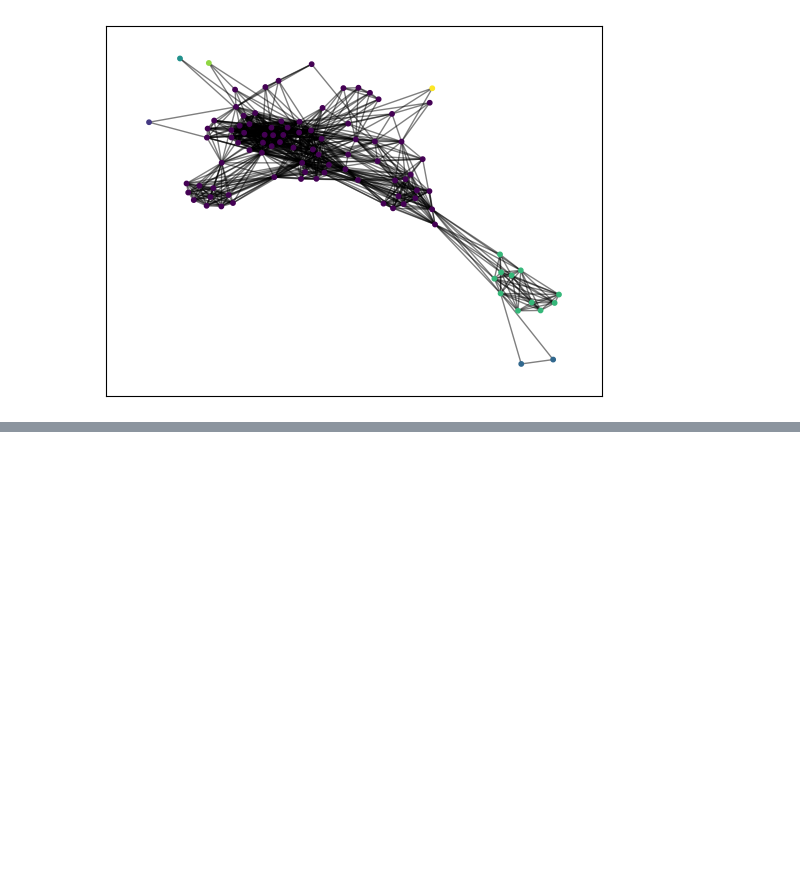
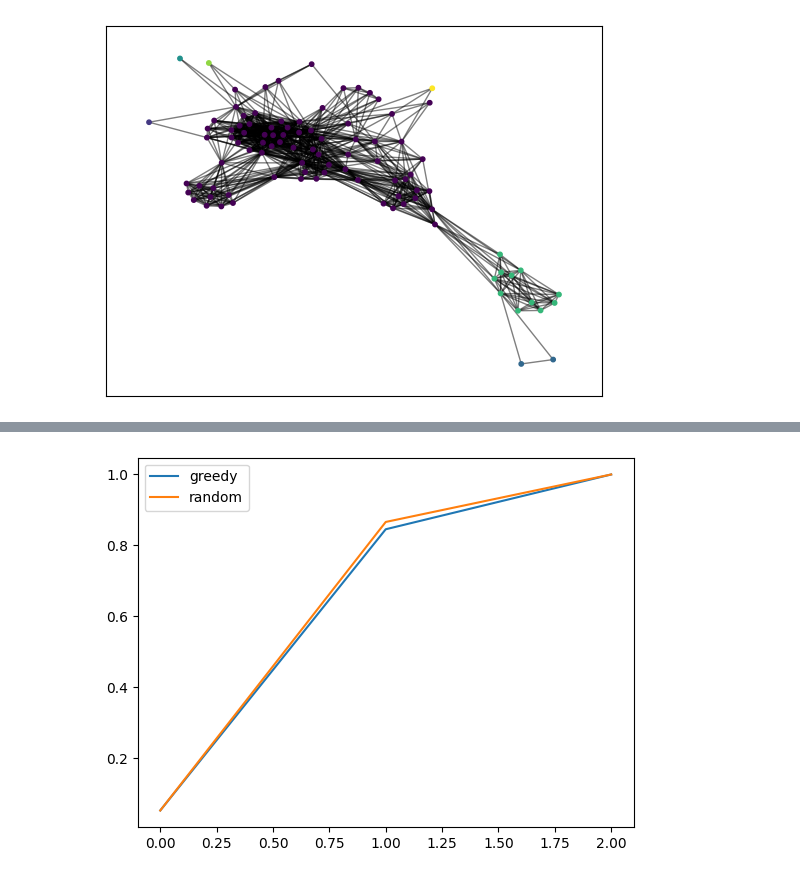
Before and after one commit to PierreRemacle/LINMA2472_P1, a Jupyter notebook: HW1.ipynb, the cells around one changed output, grey strips where cells are left out. Drawn from its saved outputs; the diff is of its cells as text; code cells hidden in the pictures; blank space fills up the shorter version.

```diff
--- a/HW1.ipynb
+++ b/HW1.ipynb
@@ -582,0 +622,5 @@ Barabasi_Albert(graph_net)
+# %%
+plotSpreadingCurve(SC, "greedy")
+plotSpreadingCurve(spreading_curve, "random")
+# %% [output]
+[figure, added]
```
Also changed, not shown: parts of 10 cells of this notebook.
